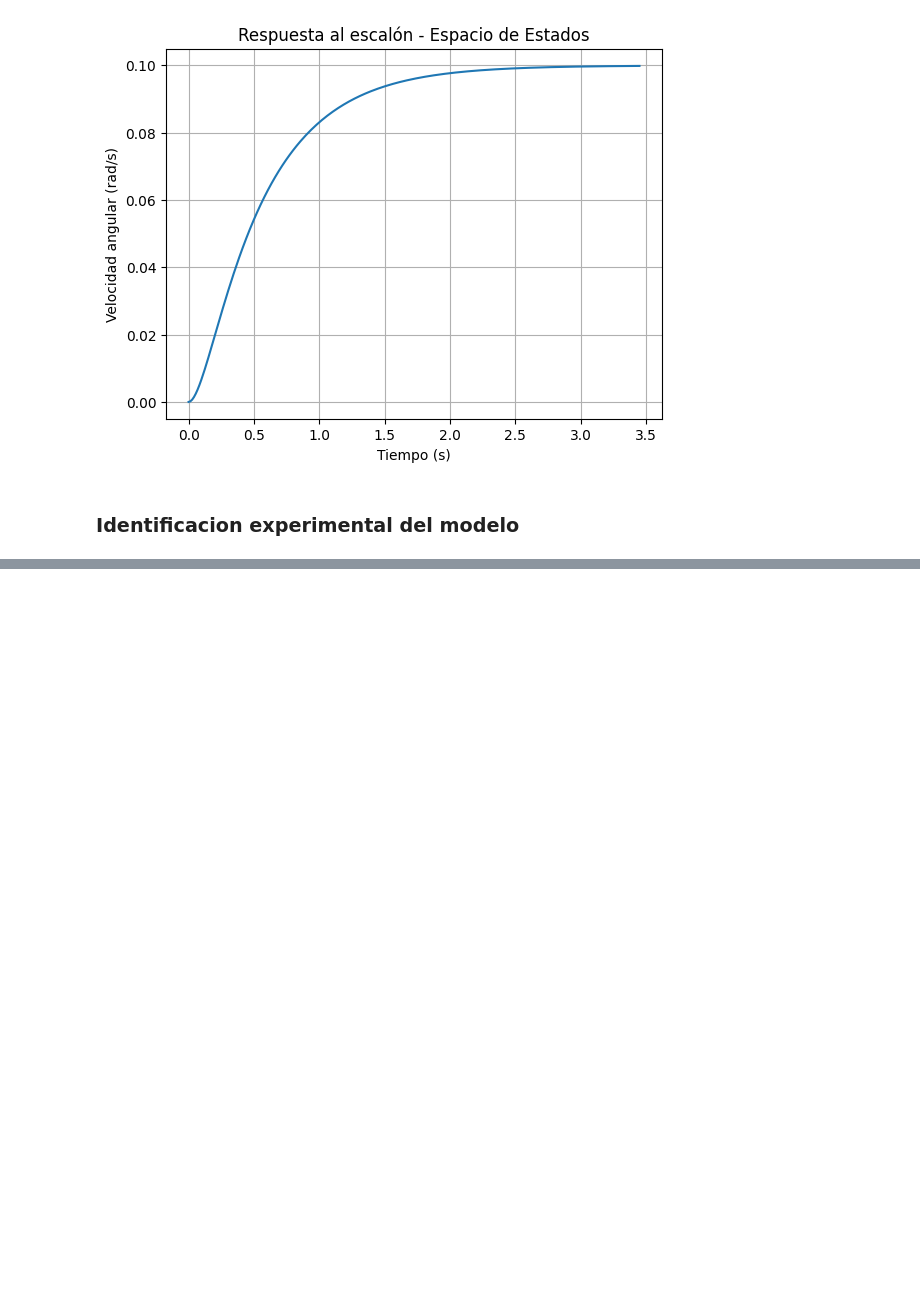
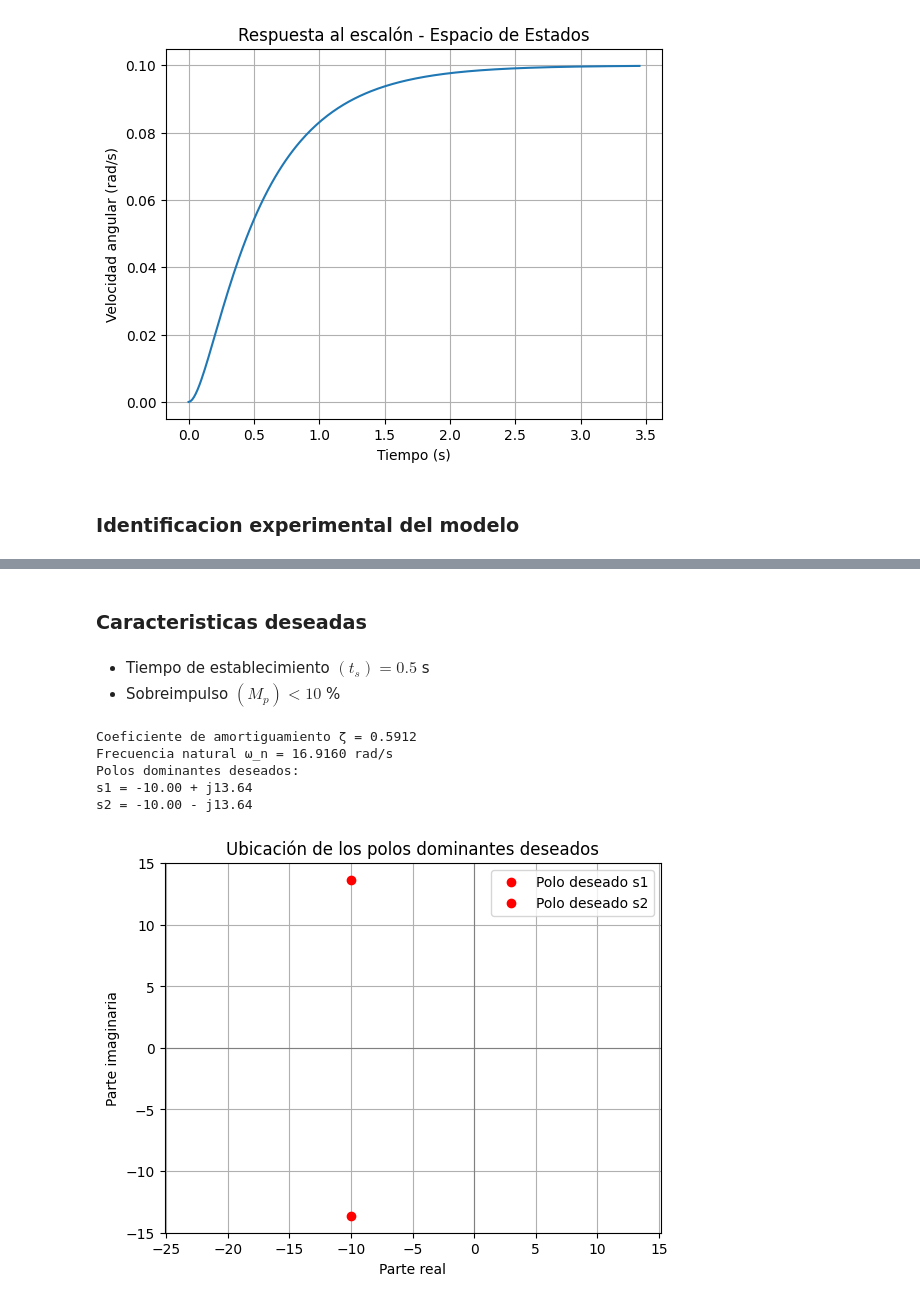
Before and after one commit to jbcgames/Trabajo-final-control, a Jupyter notebook: Resultados.ipynb, the cells around one changed output, grey strips where cells are left out. Cells and saved outputs as stored; diff of their text form; code cells hidden in the pictures; blank space fills up the shorter version.

```diff
--- a/Resultados.ipynb
+++ b/Resultados.ipynb
@@ -114,0 +192,62 @@ FileNotFoundError: [Errno 2] No such file or directory: 'datos_rpm.csv'
+# %%
+import control as ctrl
+import matplotlib.pyplot as plt
+
+# Planta ajustada
+K, wn, zeta = K_est, wn_est, zeta_est
+num = [K * wn**2]
+den = [1, 2*zeta*wn, wn**2]
+G = ctrl.TransferFunction(num, den)
+# %% [markdown]
+### Caracteristicas deseadas
+# %% [markdown]
+- Tiempo de establecimiento $ (t_s)=0.5 $ s
+- Sobreimpulso $ (M_p) < 10 $ %
+# %%
+import numpy as np
+from scipy.optimize import fsolve
+import matplotlib.pyplot as plt
+
+# === 1. Especificaciones deseadas ===
+OS = 10        # Sobreimpulso (%)
+Ts = 0.4       # Tiempo de establecimiento (s)
+
+# === 2. Calcular zeta (amortiguamiento) a partir de OS ===
+def ecuacion_zeta(zeta):
+    return 100 * np.exp(-np.pi * zeta / np.sqrt(1 - zeta**2)) - OS
+
+zeta_ini = 0.5
+zeta = fsolve(ecuacion_zeta, zeta_ini)[0]
+print(f"Coeficiente de amortiguamiento ζ = {zeta:.4f}")
+
+# === 3. Calcular omega_n (frecuencia natural) a partir de Ts ===
+omega_n = 4 / (zeta * Ts)
+print(f"Frecuencia natural ω_n = {omega_n:.4f} rad/s")
+
+# === 4. Calcular polos dominantes deseados ===
+real_part = -zeta * omega_n
+imag_part = omega_n * np.sqrt(1 - zeta**2)
+
+print(f"Polos dominantes deseados:")
+print(f"s1 = {real_part:.2f} + j{imag_part:.2f}")
+print(f"s2 = {real_part:.2f} - j{imag_part:.2f}")
+
+# === 5. Graficar los polos ===
+plt.axhline(0, color='gray', linewidth=0.8)
+plt.axvline(0, color='gray', linewidth=0.8)
+plt.plot(real_part, imag_part, 'ro', label='Polo deseado s1')
+plt.plot(real_part, -imag_part, 'ro', label='Polo deseado s2')
+plt.title("Ubicación de los polos dominantes deseados")
+plt.xlabel("Parte real")
+plt.ylabel("Parte imaginaria")
+plt.grid(True)
+plt.axis("equal")
+plt.legend()
+plt.show()
+# %% [output]
+Coeficiente de amortiguamiento ζ = 0.5912
+Frecuencia natural ω_n = 16.9160 rad/s
+Polos dominantes deseados:
+s1 = -10.00 + j13.64
+s2 = -10.00 - j13.64
+[figure, added]
```
Also changed, not shown: parts of 30 cells of this notebook, 6 other files.
